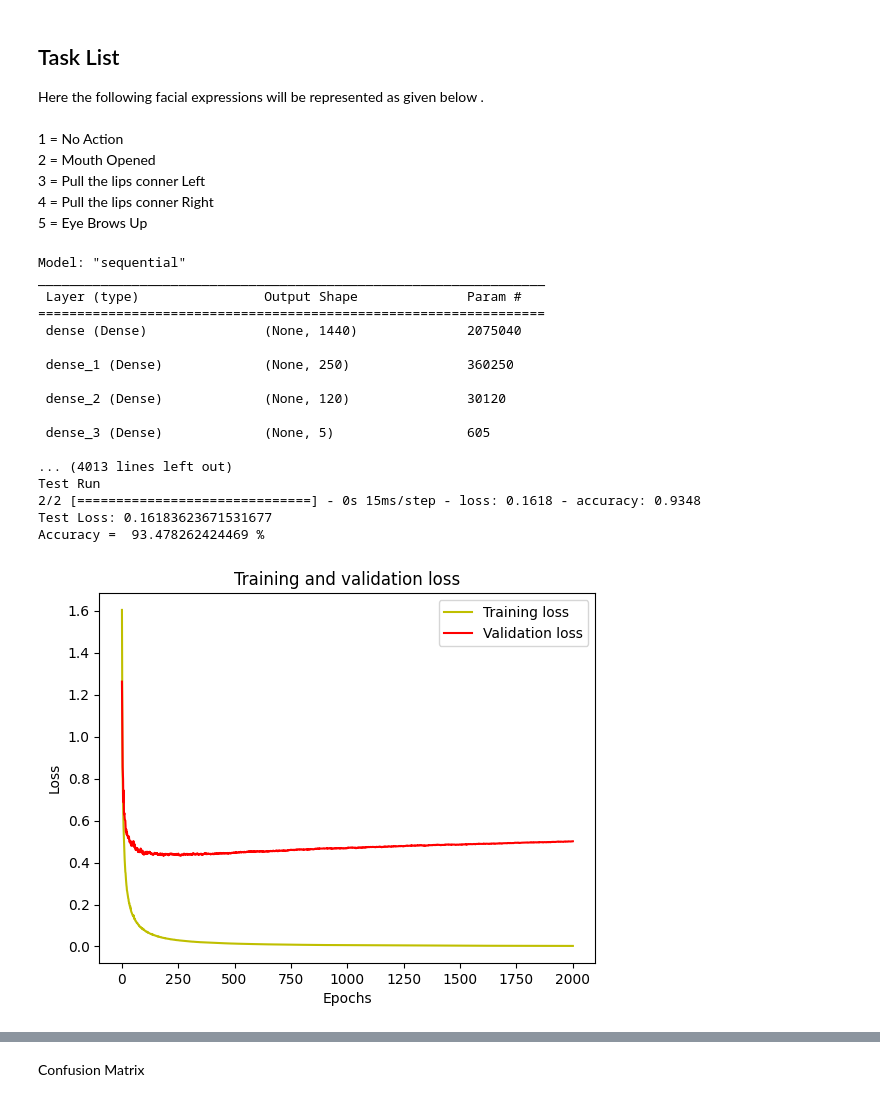
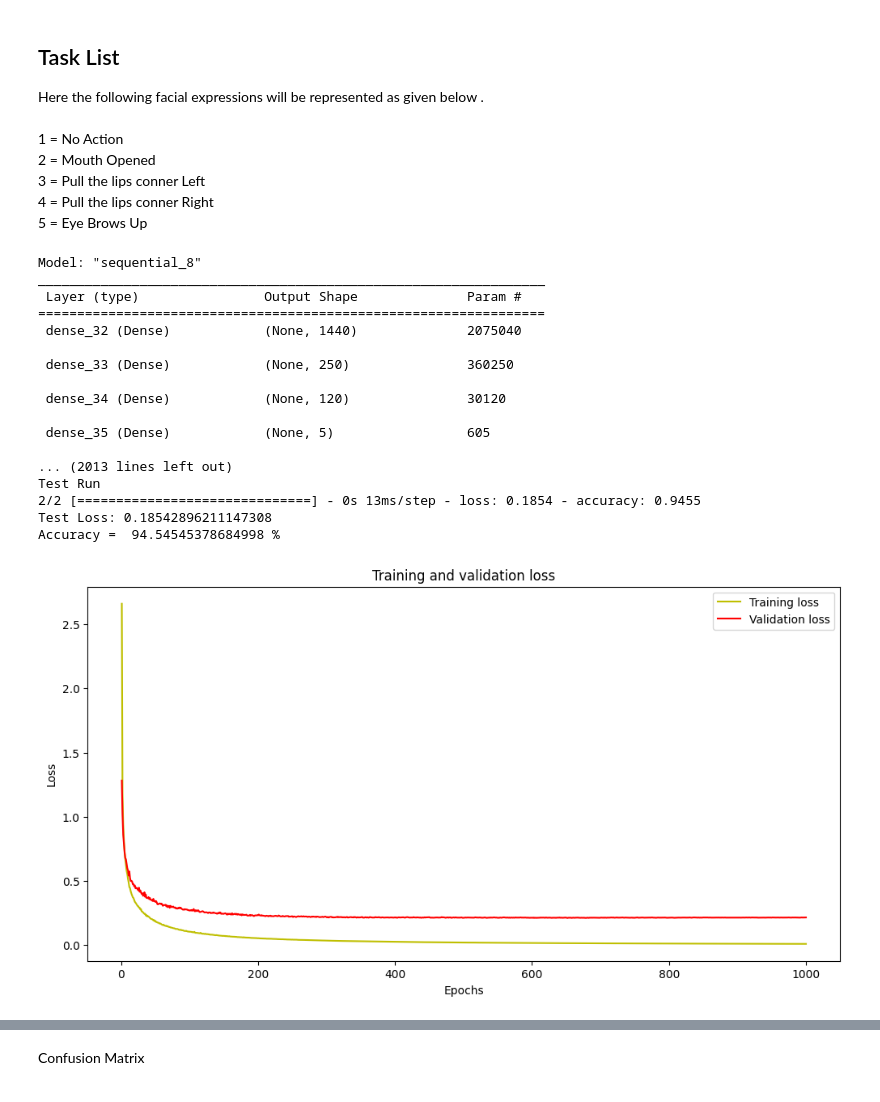
Before and after one commit to SaadiaJameel/ear-echo, a Jupyter notebook: Ear_Echo/Ear_Echo(17_23).ipynb, the cells around one changed output, grey strips where cells are left out. Saved outputs shown, nothing was run; the diff lists cells and outputs as text; code cells hidden in the pictures.

```diff
--- a/Ear_Echo/Ear_Echo(17_23).ipynb
+++ b/Ear_Echo/Ear_Echo(17_23).ipynb
@@ -15,8 +15,8 @@ from sklearn.metrics import accuracy_score
 from sklearn.preprocessing import MinMaxScaler,StandardScaler
 # %%
 #reading data from the stored CSV file
-TF_data = pd.read_csv('/content/drive/MyDrive/Ear Echo Project/Final/TF Data/Lahiru/TF_Data0013.csv')
-TF_data_dulaj = pd.read_csv('/content/drive/MyDrive/Ear Echo Project/Final/TF Data/Dulaj/TF_DataDulaj.csv')
+TF_data = pd.read_csv('/content/drive/MyDrive/SMU project/17-23/TF_DataLahiru.csv')
+TF_data_Dulaj = pd.read_csv('/content/drive/MyDrive/SMU project/17-23/TF_DataDulaj.csv')
 TF_data.head(5)
 # %% [output]
 |  | 0 | 1 | 2 | 3 | 4 | 5 | 6 | 7 | 8 | 9 | ... | ... |
@@ -47,9 +45,8 @@ Y = TF_data['1440']
 # X_after_test , Y_after_test = X.iloc[228:] , Y.iloc[228:]
 # X , Y = X.iloc[:228] , Y.iloc[:228]
 # Train and Test Data
-X_train,X_test,Y_train,Y_test = train_test_split(X,Y , test_size=0.2 ,stratify=Y, random_state=0)
-
-X_train,X_validation,Y_train,Y_validation = train_test_split(X_train,Y_train , test_size=0.21 ,stratify=Y_train, random_state=5)
+X_train,X_test,Y_train,Y_test = train_test_split(X,Y , test_size=0.2 ,stratify=Y, random_state=2)
+X_train,X_validation,Y_train,Y_validation = train_test_split(X_train,Y_train , test_size=0.16 ,stratify=Y_train, random_state=1)
 
 X_train = X_train.astype('float32')
 X_test = X_test.astype('float32')
@@ -111,7 +108,7 @@ print("Training Run")
 opt = tf.keras.optimizers.SGD(learning_rate=0.0008, momentum=0.08)
 model.compile(optimizer=opt, loss='sparse_categorical_crossentropy', metrics=['accuracy'])
 
-history = model.fit(X_train,Y_train, epochs=2000, batch_size=32,validation_data=(X_validation, Y_validation))
+history = model.fit(X_train,Y_train, epochs=1000, batch_size=32,validation_data=(X_validation, Y_validation))
 
 
 print("\n"*5)
@@ -121,38 +118,38 @@ Loss, acc = model.evaluate(X_test,Y_test)
 print("Test Loss:", Loss)
 print("Accuracy = ", (acc * 100.0), "%")
 # %% [output]
-Model: "sequential"
+Model: "sequential_8"
 _________________________________________________________________
  Layer (type)                Output Shape              Param #
 =================================================================
- dense (Dense)               (None, 1440)              2075040
+ dense_32 (Dense)            (None, 1440)              2075040
 
- dense_1 (Dense)             (None, 250)               360250
+ dense_33 (Dense)            (None, 250)               360250
 
- dense_2 (Dense)             (None, 120)               30120
+ dense_34 (Dense)            (None, 120)               30120
 
- dense_3 (Dense)             (None, 5)                 605
+ dense_35 (Dense)            (None, 5)                 605
 
-... (4013 lines left out)
+... (2013 lines left out)
 Test Run
-2/2 [==============================] - 0s 15ms/step - loss: 0.1618 - accuracy: 0.9348
-Test Loss: 0.16183623671531677
-Accuracy =  93.478262424469 %
+2/2 [==============================] - 0s 13ms/step - loss: 0.1854 - accuracy: 0.9455
+Test Loss: 0.18542896211147308
+Accuracy =  94.54545378684998 %
 # %%
 #plot the training and validation accuracy and loss at each epoch
-
+plt.figure(figsize=(12, 6))
 loss = history.history['loss']
 val_loss = history.history['val_loss']
 epochs = range(1, len(loss) + 1)
 plt.plot(epochs, loss, 'y', label='Training loss')
 plt.plot(epochs, val_loss, 'r', label='Validation loss')
 plt.title('Training and validation loss')
 plt.xlabel('Epochs')
 plt.ylabel('Loss')
 plt.legend()
 plt.show()
 # %% [output]
-[figure, old version]
+[figure, new version]
 # %%
 acc = history.history['accuracy']
 val_acc = history.history['val_accuracy']
```
Also changed, not shown: parts of 11 cells of this notebook.
